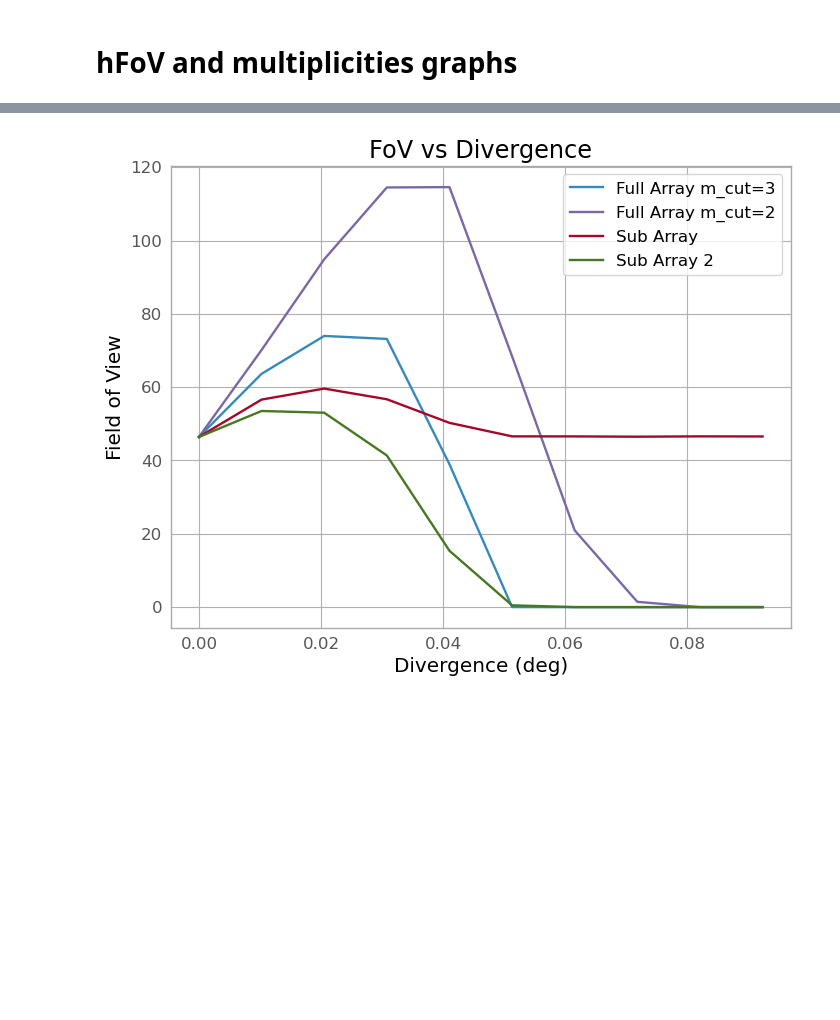
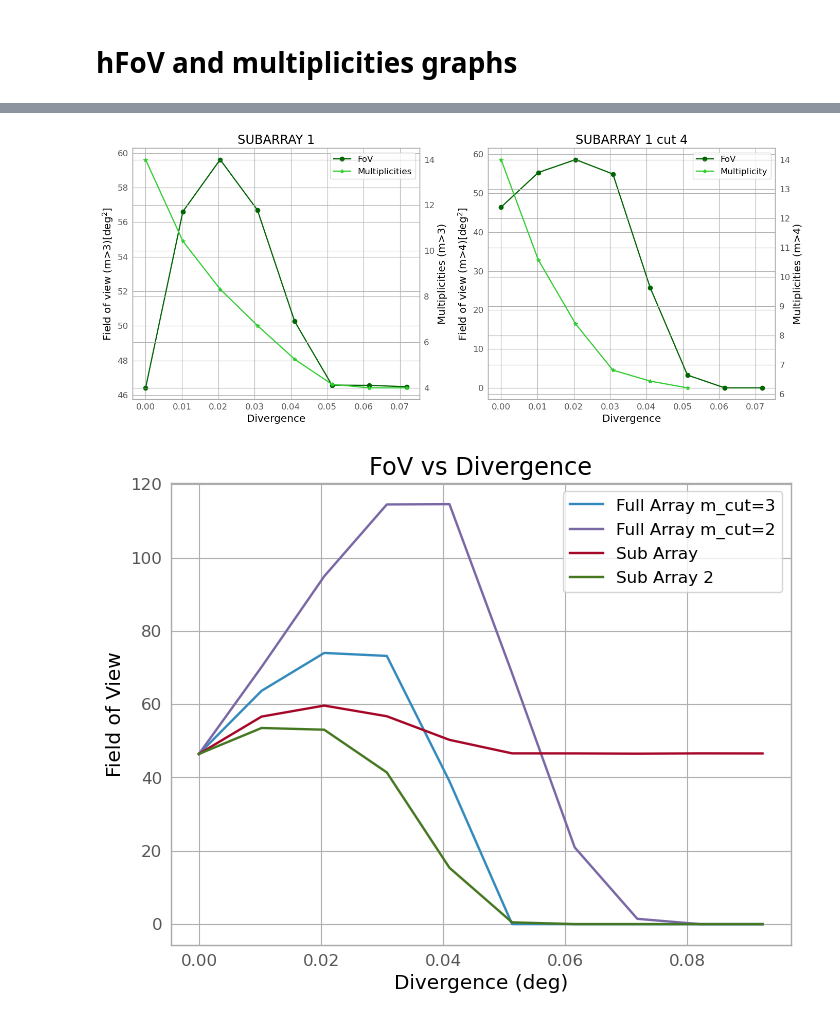
Before and after one commit to SamantaMorales/divtel, a Jupyter notebook: Confronting_full_vs_subarray.ipynb, the cells around one changed output, grey strips where cells are left out. Saved outputs shown, nothing was run; the diff lists cells and outputs as text; code cells hidden in the pictures; blank space fills up the shorter version.

```diff
--- a/Confronting_full_vs_subarray.ipynb
+++ b/Confronting_full_vs_subarray.ipynb
@@ -795,3 +809,28 @@ plt.show()
+# %%
+fig, axes = plt.subplots(1, 2, figsize=(14, 6))
+#Plot the ones for subarray 1
+l1=axes[0].plot(div[:8], FoV_array[:8], label='FoV',marker='o', color='darkgreen')
+ax4=axes[0].twinx()
+l2=ax4.plot(div[:8], multiplicity_array[:8], label='Multiplicities', marker='*', color='limegreen')
+axes[0].set_title('SUBARRAY 1')
+axes[0].set_xlabel('Divergence')
+axes[0].set_ylabel('Field of view (m>3)[deg$^2$]')
+ax4.set_ylabel('Multiplicities (m>3)')
+axeslegend = l1+l2
+axes[0].legend(axeslegend, [l.get_label() for l in axeslegend])
+l1=axes[1].plot(div[:8], FoV_array_cut_4[:8], label='FoV',marker='o', color='darkgreen')
+ax5=axes[1].twinx()
+l2=ax5.plot(div[:8], multiplicity_array_cut_4[:8], label='Multiplicity', marker='*', color='limegreen')
+axes[1].set_title('SUBARRAY 1 cut 4')
+axes[1].set_xlabel('Divergence')
+axes[1].set_ylabel('Field of view (m>4)[deg$^2$]')
+ax5.set_ylabel('Multiplicities (m>4)')
+axeslegend = l1+l2
+axes[1].legend(axeslegend, [l.get_label() for l in axeslegend])
+plt.tight_layout()
+plt.show()
+# %% [output]
+[figure, added]
 # %%
 plt.plot(div[:10], FoV_full_array[:10], label='Full Array m_cut=3')
 plt.plot(div[:10], FoV_full_array_mult_cut_2[:10], label='Full Array m_cut=2')
```
Also changed, not shown: parts of 9 cells of this notebook.
